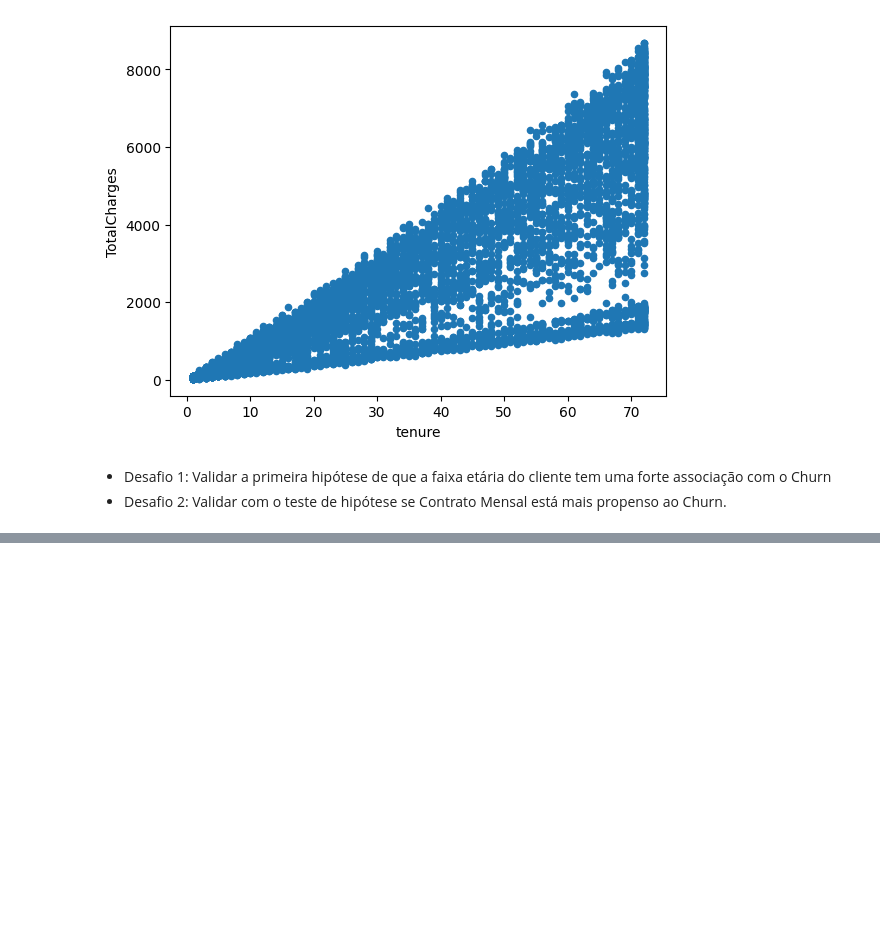
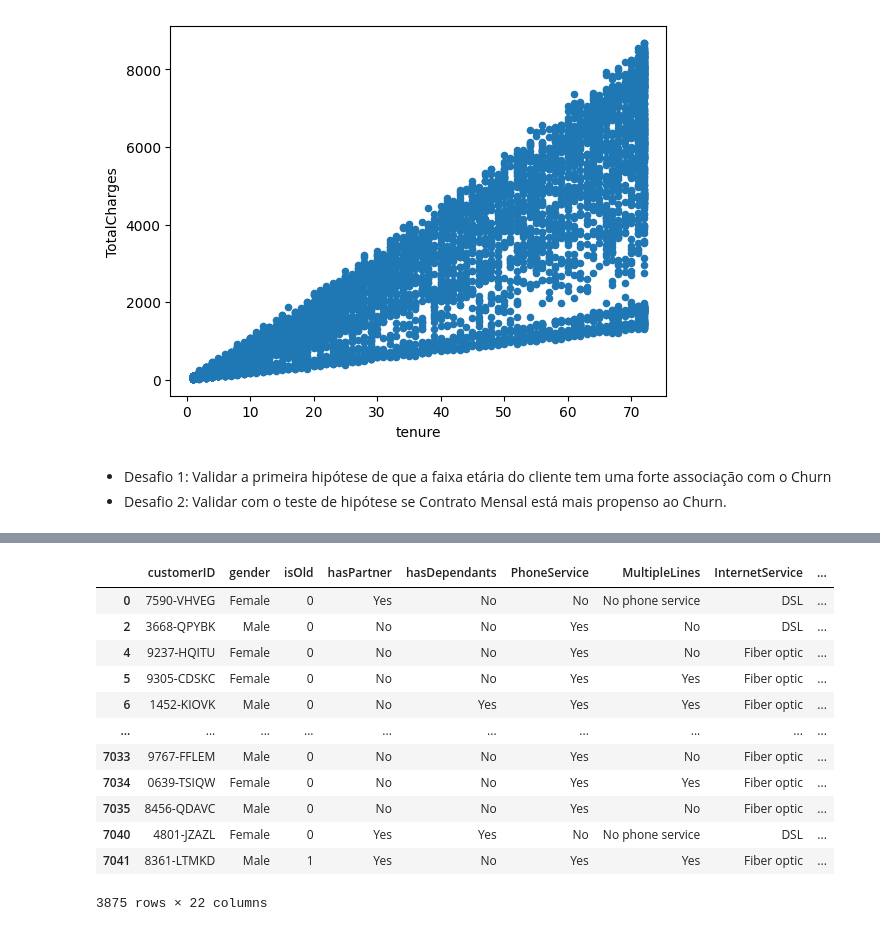
Before and after one commit to rotrenanoliveira/py-ia-development, a Jupyter notebook: 04-eda/eda_churn.ipynb, the cells around one changed output, grey strips where cells are left out. Drawn from its saved outputs; the diff is of its cells as text; code cells hidden in the pictures; blank space fills up the shorter version.

```diff
--- a/04-eda/eda_churn.ipynb
+++ b/04-eda/eda_churn.ipynb
@@ -824,0 +886,16 @@ df_churn.plot.scatter(x='tenure', y='TotalCharges')
+# %%
+df_churn_month
+# %% [output]
+|  | customerID | gender | isOld | hasPartner | hasDependants | PhoneService | MultipleLines | InternetService | ... |
+| 0 | 7590-VHVEG | Female | 0 | Yes | No | No | No phone service | DSL | ... |
+| 2 | 3668-QPYBK | Male | 0 | No | No | Yes | No | DSL | ... |
+| 4 | 9237-HQITU | Female | 0 | No | No | Yes | No | Fiber optic | ... |
+| 5 | 9305-CDSKC | Female | 0 | No | No | Yes | Yes | Fiber optic | ... |
+| 6 | 1452-KIOVK | Male | 0 | No | Yes | Yes | Yes | Fiber optic | ... |
+| ... | ... | ... | ... | ... | ... | ... | ... | ... | ... |
+| 7033 | 9767-FFLEM | Male | 0 | No | No | Yes | No | Fiber optic | ... |
+| 7034 | 0639-TSIQW | Female | 0 | No | No | Yes | Yes | Fiber optic | ... |
+| 7035 | 8456-QDAVC | Male | 0 | No | No | Yes | No | Fiber optic | ... |
+| 7040 | 4801-JZAZL | Female | 0 | Yes | Yes | No | No phone service | DSL | ... |
+| 7041 | 8361-LTMKD | Male | 1 | Yes | No | Yes | Yes | Fiber optic | ... |
+3875 rows × 22 columns
```
Also changed, not shown: parts of 19 cells of this notebook.
